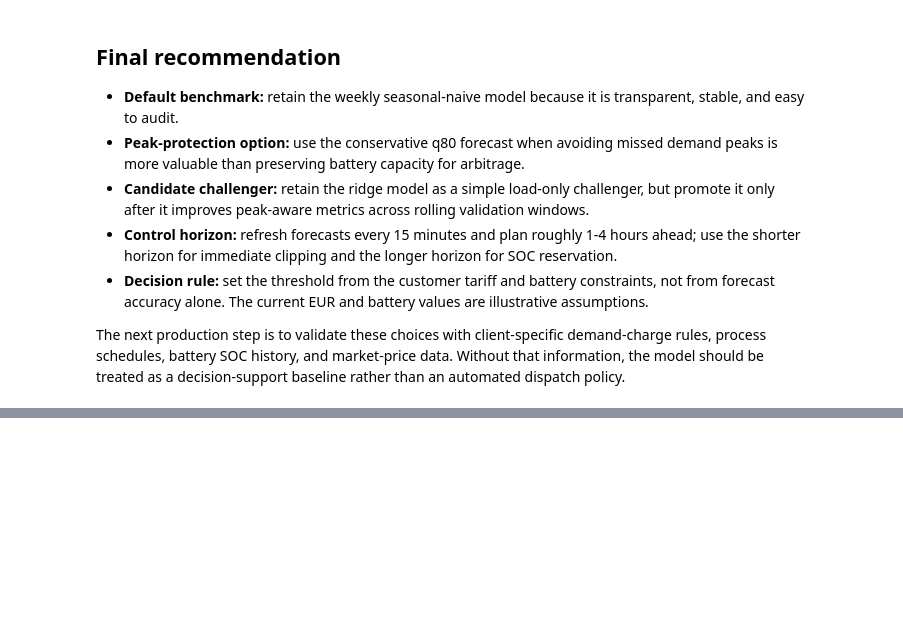
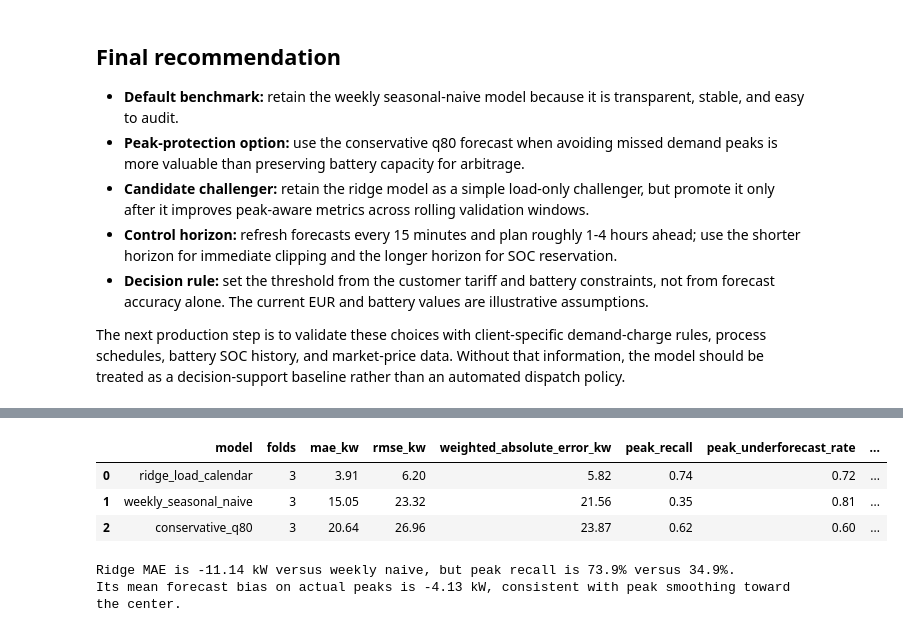
Before and after one commit to killivion/2026_BESS_PeakShavings, a Jupyter notebook: bess_peak_shaving_case_study.ipynb, the cells around one changed output, grey strips where cells are left out. Drawn from its saved outputs; the diff is of its cells as text; code cells hidden in the pictures; blank space fills up the shorter version.

Commit message:
Leakage Protection + Comparison Metrics and Graphics added

```diff
--- a/bess_peak_shaving_case_study.ipynb
+++ b/bess_peak_shaving_case_study.ipynb
@@ -128,0 +136,17 @@ The next production step is to validate these choices with client-specific deman
+# %%
+rolling_summary = bess.summarize_rolling_metrics(analysis["rolling_metrics"])
+summary_columns = ["model", "folds", "mae_kw", "rmse_kw", "weighted_absolute_error_kw", "peak_recall", "peak_underforecast_rate", "peak_forecast_bias_kw", "underforecast_mae_kw"]
+model_order = ["weekly_seasonal_naive", "conservative_q80", "ridge_load_calendar"]
+model_summary = rolling_summary.set_index("model").reindex(model_order).reset_index()
+display(model_summary[summary_columns].style.format({column: "{:.2f}" for column in summary_columns[2:]}))
+ridge_row = model_summary.loc[model_summary["model"] == "ridge_load_calendar"].iloc[0]
+naive_row = model_summary.loc[model_summary["model"] == "weekly_seasonal_naive"].iloc[0]
+print(f"Ridge MAE is {ridge_row.mae_kw - naive_row.mae_kw:+.2f} kW versus weekly naive, but peak recall is {ridge_row.peak_recall:.1%} versus {naive_row.peak_recall:.1%}.")
+print(f"Its mean forecast bias on actual peaks is {ridge_row.peak_forecast_bias_kw:+.2f} kW, consistent with peak smoothing toward the center.")
+# %% [output]
+|  | model | folds | mae_kw | rmse_kw | weighted_absolute_error_kw | peak_recall | peak_underforecast_rate | ... |
+| 0 | ridge_load_calendar | 3 | 3.91 | 6.20 | 5.82 | 0.74 | 0.72 | ... |
+| 1 | weekly_seasonal_naive | 3 | 15.05 | 23.32 | 21.56 | 0.35 | 0.81 | ... |
+| 2 | conservative_q80 | 3 | 20.64 | 26.96 | 23.87 | 0.62 | 0.60 | ... |
+Ridge MAE is -11.14 kW versus weekly naive, but peak recall is 73.9% versus 34.9%.
+Its mean forecast bias on actual peaks is -4.13 kW, consistent with peak smoothing toward the center.
```
Also changed, not shown: parts of 2 cells of this notebook, 3 other files.
